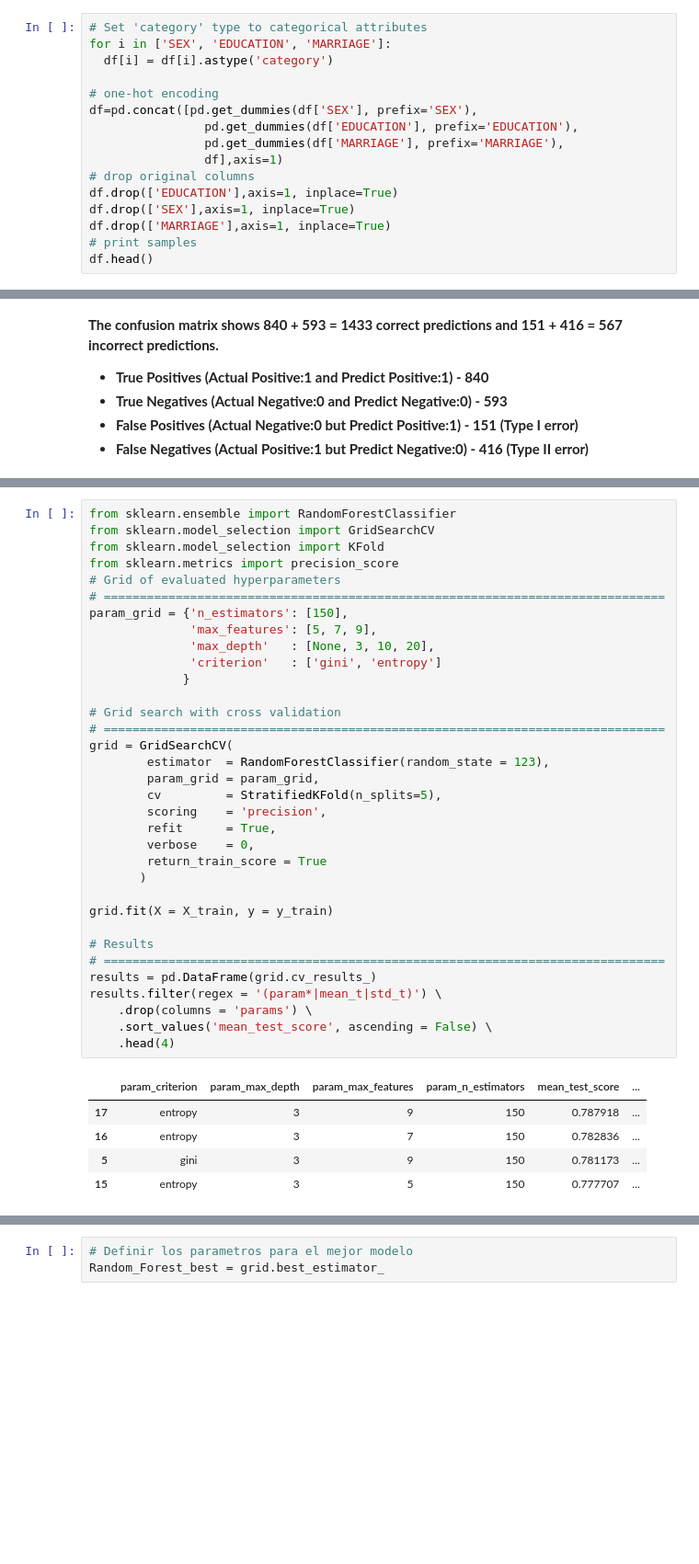
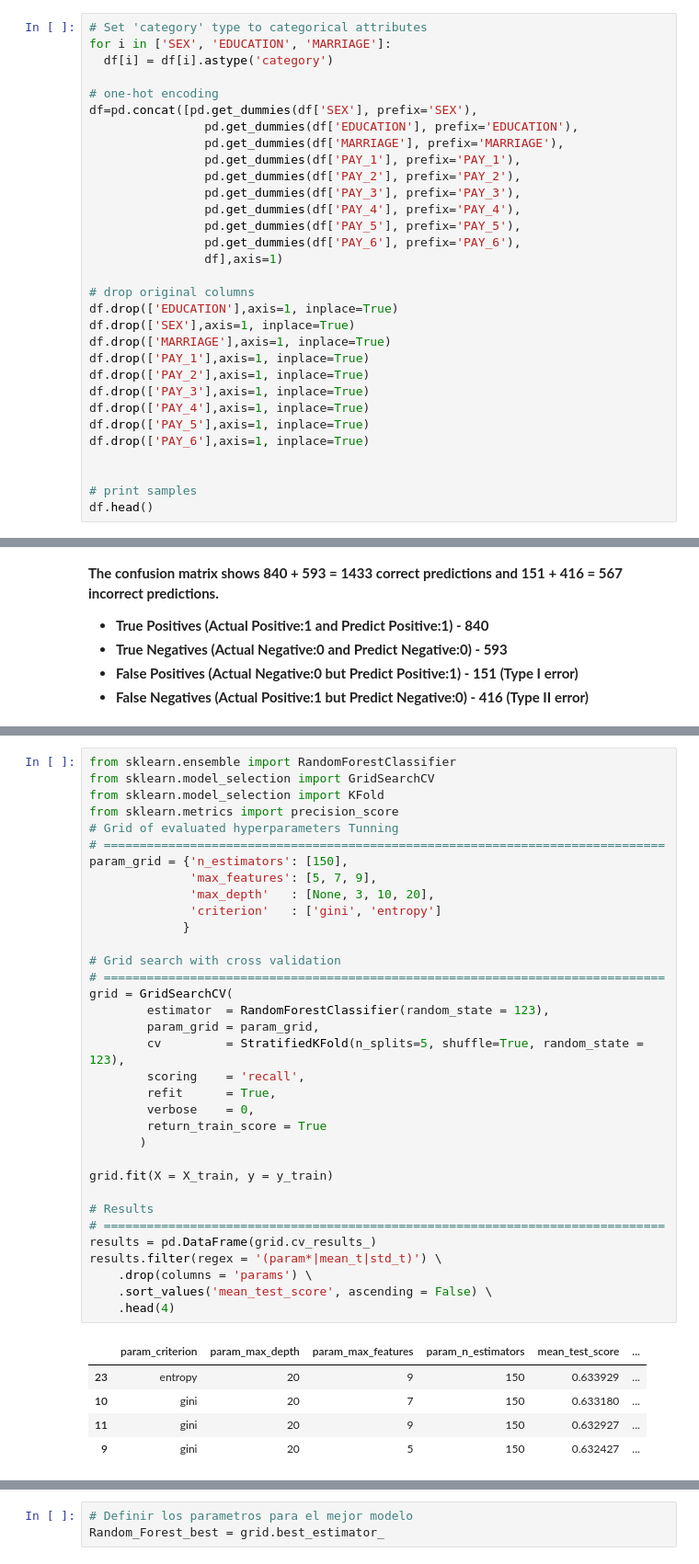
Before and after one commit to pagrkonecta/Konecta_Test, a Jupyter notebook: Konecta_Test_PAGR.ipynb, the cells around one changed output, grey strips where cells are left out. Shown at 92% size. Cells and saved outputs as stored; diff of their text form; blank space fills up the shorter version.

```diff
--- a/Konecta_Test_PAGR.ipynb
+++ b/Konecta_Test_PAGR.ipynb
@@ -436,11 +436,26 @@ for i in ['SEX', 'EDUCATION', 'MARRIAGE']:
 df=pd.concat([pd.get_dummies(df['SEX'], prefix='SEX'),
                 pd.get_dummies(df['EDUCATION'], prefix='EDUCATION'),
                 pd.get_dummies(df['MARRIAGE'], prefix='MARRIAGE'),
+                pd.get_dummies(df['PAY_1'], prefix='PAY_1'),
+                pd.get_dummies(df['PAY_2'], prefix='PAY_2'),
+                pd.get_dummies(df['PAY_3'], prefix='PAY_3'),
+                pd.get_dummies(df['PAY_4'], prefix='PAY_4'),
+                pd.get_dummies(df['PAY_5'], prefix='PAY_5'),
+                pd.get_dummies(df['PAY_6'], prefix='PAY_6'),
                 df],axis=1)
+
 # drop original columns
 df.drop(['EDUCATION'],axis=1, inplace=True)
 df.drop(['SEX'],axis=1, inplace=True)
 df.drop(['MARRIAGE'],axis=1, inplace=True)
+df.drop(['PAY_1'],axis=1, inplace=True)
+df.drop(['PAY_2'],axis=1, inplace=True)
+df.drop(['PAY_3'],axis=1, inplace=True)
+df.drop(['PAY_4'],axis=1, inplace=True)
+df.drop(['PAY_5'],axis=1, inplace=True)
+df.drop(['PAY_6'],axis=1, inplace=True)
+
+
 # print samples
 df.head()
 # %% [output]
@@ -669,38 +661,38 @@ from sklearn.ensemble import RandomForestClassifier
 from sklearn.model_selection import GridSearchCV
 from sklearn.model_selection import KFold
 from sklearn.metrics import precision_score
-# Grid of evaluated hyperparameters
+# Grid of evaluated hyperparameters Tunning
 # ==============================================================================
 param_grid = {'n_estimators': [150],
               'max_features': [5, 7, 9],
               'max_depth'   : [None, 3, 10, 20],
               'criterion'   : ['gini', 'entropy']
              }
 
 # Grid search with cross validation
 # ==============================================================================
 grid = GridSearchCV(
         estimator  = RandomForestClassifier(random_state = 123),
         param_grid = param_grid,
-        cv         = StratifiedKFold(n_splits=5),
-        scoring    = 'precision',
+        cv         = StratifiedKFold(n_splits=5, shuffle=True, random_state = 123),
+        scoring    = 'recall',
         refit      = True,
         verbose    = 0,
         return_train_score = True
        )
 
 grid.fit(X = X_train, y = y_train)
 
 # Results
 # ==============================================================================
 results = pd.DataFrame(grid.cv_results_)
 results.filter(regex = '(param*|mean_t|std_t)') \
     .drop(columns = 'params') \
     .sort_values('mean_test_score', ascending = False) \
     .head(4)
 # %% [output]
 |  | param_criterion | param_max_depth | param_max_features | param_n_estimators | mean_test_score | ... |
-| 17 | entropy | 3 | 9 | 150 | 0.787918 | ... |
-| 16 | entropy | 3 | 7 | 150 | 0.782836 | ... |
-| 5 | gini | 3 | 9 | 150 | 0.781173 | ... |
-| 15 | entropy | 3 | 5 | 150 | 0.777707 | ... |
+| 23 | entropy | 20 | 9 | 150 | 0.633929 | ... |
+| 10 | gini | 20 | 7 | 150 | 0.633180 | ... |
+| 11 | gini | 20 | 9 | 150 | 0.632927 | ... |
+| 9 | gini | 20 | 5 | 150 | 0.632427 | ... |
```
Also changed, not shown: parts of 48 cells of this notebook.
